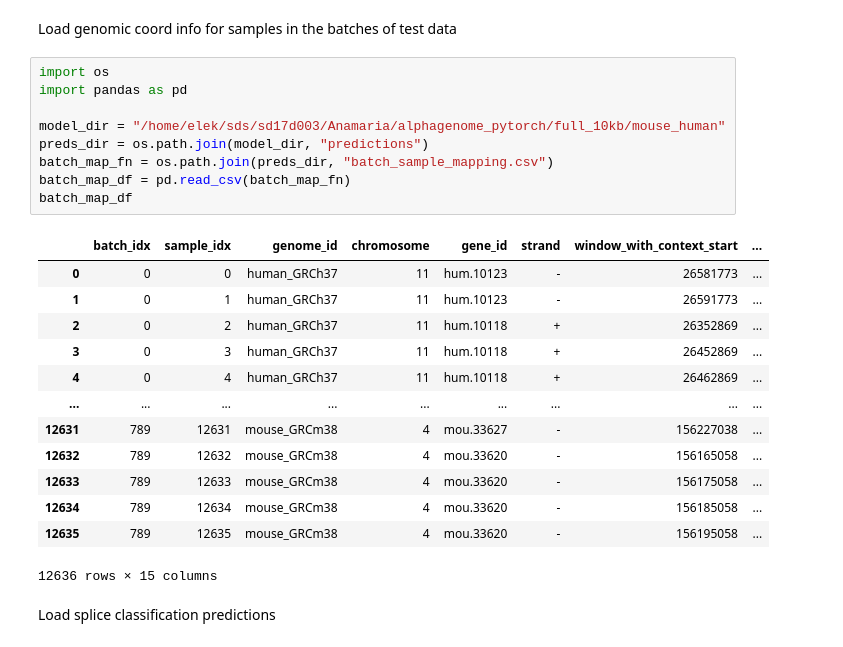
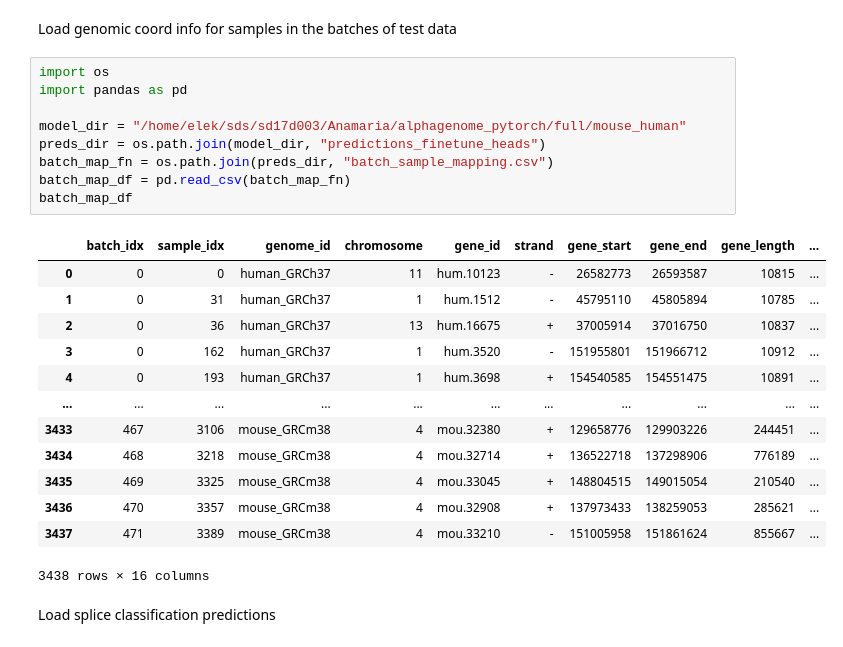
Before and after one commit to anamariaelek/alphagenome, a Jupyter notebook: notebooks/splicing_predict.ipynb, the cells around one changed output. Cells and saved outputs as stored; diff of their text form.

```diff
--- a/notebooks/splicing_predict.ipynb
+++ b/notebooks/splicing_predict.ipynb
@@ -1258,26 +1250,26 @@ Load genomic coord info for samples in the batches of test data
 # %%
 import os
 import pandas as pd
 
-model_dir = "/home/elek/sds/sd17d003/Anamaria/alphagenome_pytorch/full_10kb/mouse_human"
-preds_dir = os.path.join(model_dir, "predictions")
+model_dir = "/home/elek/sds/sd17d003/Anamaria/alphagenome_pytorch/full/mouse_human"
+preds_dir = os.path.join(model_dir, "predictions_finetune_heads")
 batch_map_fn = os.path.join(preds_dir, "batch_sample_mapping.csv")
 batch_map_df = pd.read_csv(batch_map_fn)
 batch_map_df
 # %% [output]
-|  | batch_idx | sample_idx | genome_id | chromosome | gene_id | strand | window_with_context_start | ... |
-| 0 | 0 | 0 | human_GRCh37 | 11 | hum.10123 | - | 26581773 | ... |
-| 1 | 0 | 1 | human_GRCh37 | 11 | hum.10123 | - | 26591773 | ... |
-| 2 | 0 | 2 | human_GRCh37 | 11 | hum.10118 | + | 26352869 | ... |
-| 3 | 0 | 3 | human_GRCh37 | 11 | hum.10118 | + | 26452869 | ... |
-| 4 | 0 | 4 | human_GRCh37 | 11 | hum.10118 | + | 26462869 | ... |
-| ... | ... | ... | ... | ... | ... | ... | ... | ... |
-| 12631 | 789 | 12631 | mouse_GRCm38 | 4 | mou.33627 | - | 156227038 | ... |
-| 12632 | 789 | 12632 | mouse_GRCm38 | 4 | mou.33620 | - | 156165058 | ... |
-| 12633 | 789 | 12633 | mouse_GRCm38 | 4 | mou.33620 | - | 156175058 | ... |
-| 12634 | 789 | 12634 | mouse_GRCm38 | 4 | mou.33620 | - | 156185058 | ... |
-| 12635 | 789 | 12635 | mouse_GRCm38 | 4 | mou.33620 | - | 156195058 | ... |
+|  | batch_idx | sample_idx | genome_id | chromosome | gene_id | strand | gene_start | gene_end | gene_length | ... |
+| 0 | 0 | 0 | human_GRCh37 | 11 | hum.10123 | - | 26582773 | 26593587 | 10815 | ... |
+| 1 | 0 | 31 | human_GRCh37 | 1 | hum.1512 | - | 45795110 | 45805894 | 10785 | ... |
+| 2 | 0 | 36 | human_GRCh37 | 13 | hum.16675 | + | 37005914 | 37016750 | 10837 | ... |
+| 3 | 0 | 162 | human_GRCh37 | 1 | hum.3520 | - | 151955801 | 151966712 | 10912 | ... |
+| 4 | 0 | 193 | human_GRCh37 | 1 | hum.3698 | + | 154540585 | 154551475 | 10891 | ... |
+| ... | ... | ... | ... | ... | ... | ... | ... | ... | ... | ... |
+| 3433 | 467 | 3106 | mouse_GRCm38 | 4 | mou.32380 | + | 129658776 | 129903226 | 244451 | ... |
+| 3434 | 468 | 3218 | mouse_GRCm38 | 4 | mou.32714 | + | 136522718 | 137298906 | 776189 | ... |
+| 3435 | 469 | 3325 | mouse_GRCm38 | 4 | mou.33045 | + | 148804515 | 149015054 | 210540 | ... |
+| 3436 | 470 | 3357 | mouse_GRCm38 | 4 | mou.32908 | + | 137973433 | 138259053 | 285621 | ... |
+| 3437 | 471 | 3389 | mouse_GRCm38 | 4 | mou.33210 | - | 151005958 | 151861624 | 855667 | ... |
-12636 rows × 15 columns
+3438 rows × 16 columns
 # %% [markdown]
 Load splice classification predictions
 # %%
```
Also changed, not shown: parts of 29 cells of this notebook, 6 other files.
